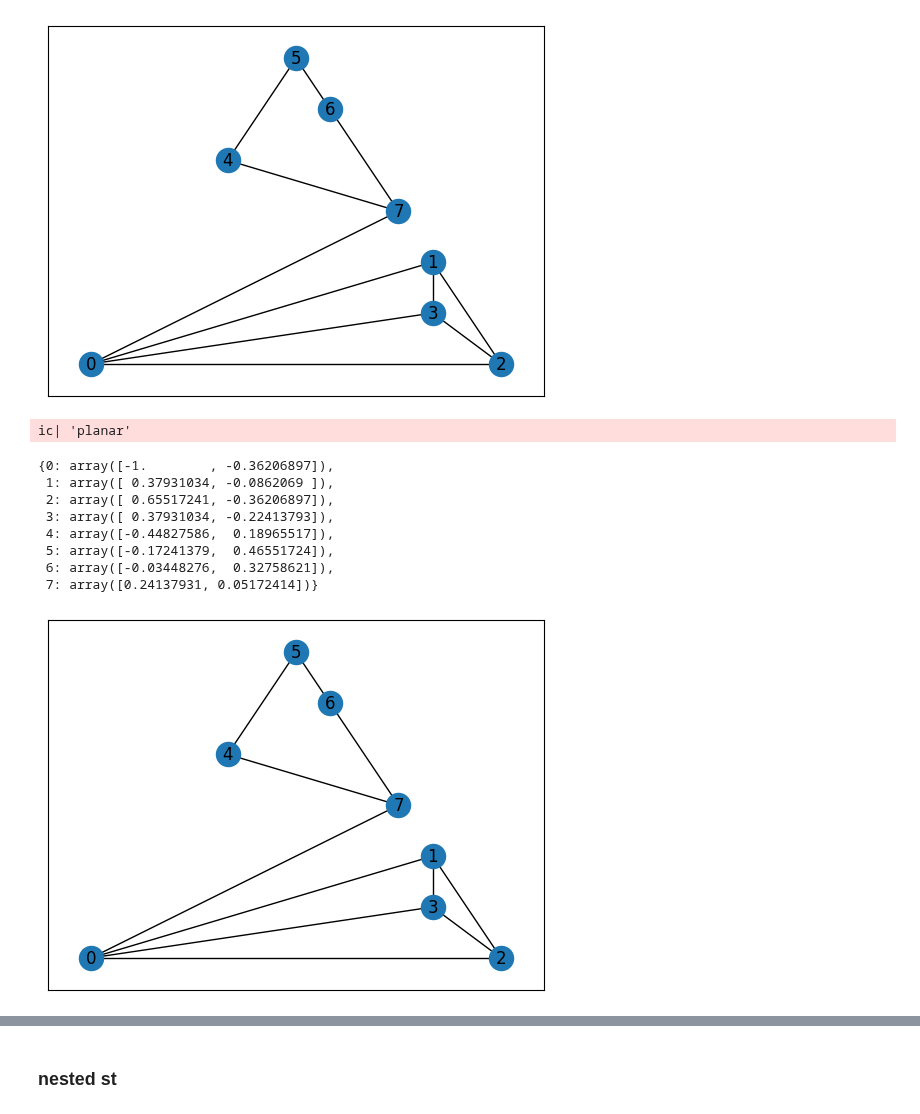
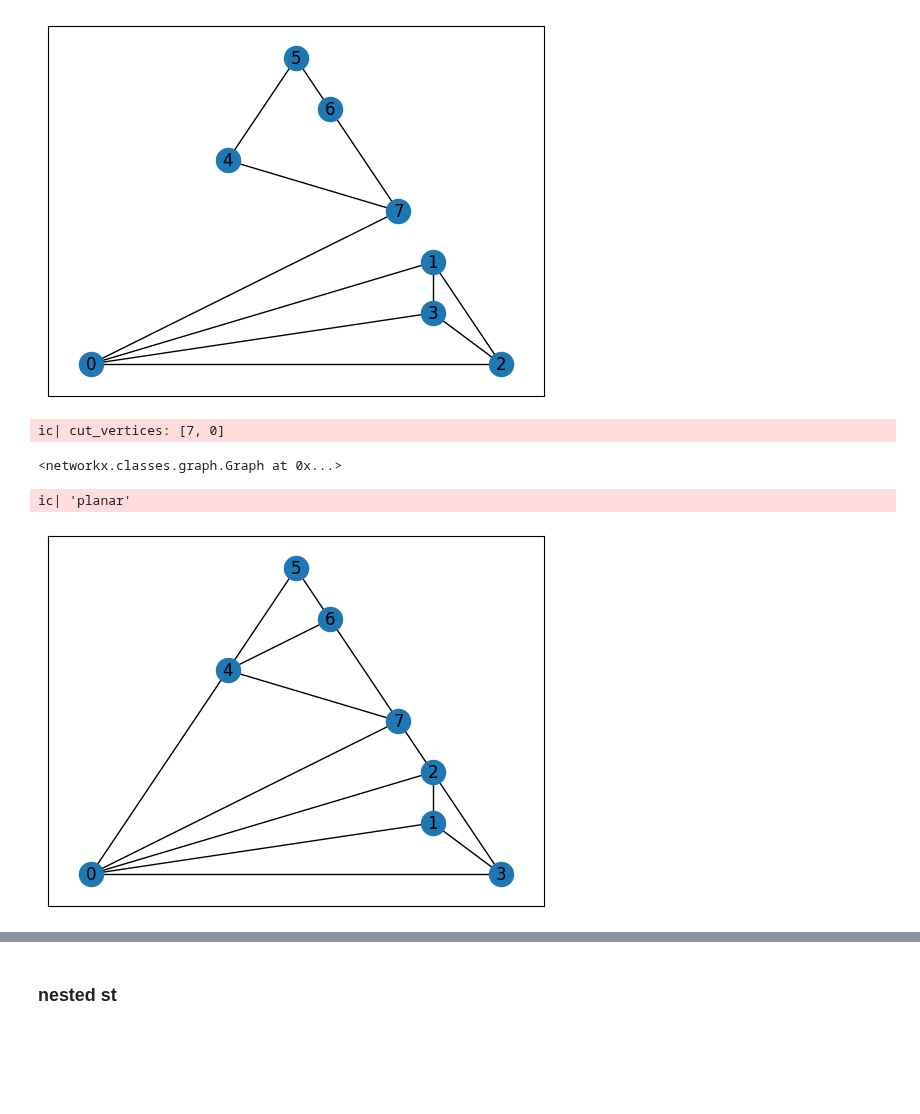
Before and after one commit to juliet29/bisht2022, a Jupyter notebook: test08_sepTri.ipynb, the cells around one changed output, grey strips where cells are left out. Drawn from its saved outputs; the diff is of its cells as text; code cells hidden in the pictures; blank space fills up the shorter version.

```diff
--- a/test08_sepTri.ipynb
+++ b/test08_sepTri.ipynb
@@ -11,18 +11,17 @@ pos = plot_just_planar(st_graph())
 # %% [output]
 ic| 'planar'
 [figure]
-# %%
-plot_just_planar(G_st, pos)
-# %% [output]
-ic| 'planar'
-{0: array([-1.        , -0.36206897]),
- 1: array([ 0.37931034, -0.0862069 ]),
- 2: array([ 0.65517241, -0.36206897]),
- 3: array([ 0.37931034, -0.22413793]),
- 4: array([-0.44827586,  0.18965517]),
- 5: array([-0.17241379,  0.46551724]),
- 6: array([-0.03448276,  0.32758621]),
- 7: array([0.24137931, 0.05172414])}
-[figure, removed]
+# %%
+# augment graph
+a = Augment(G_st)
+a.run_augment()
+# %% [output]
+ic| cut_vertices: [7, 0]
+<networkx.classes.graph.Graph at 0x...>
+# %%
+pos = plot_just_planar(a.G_final);
+# %% [output]
+ic| 'planar'
+[figure, added]
 # %%
 # number of STs
```
Also changed, not shown: parts of 10 cells of this notebook, 1 other file.
